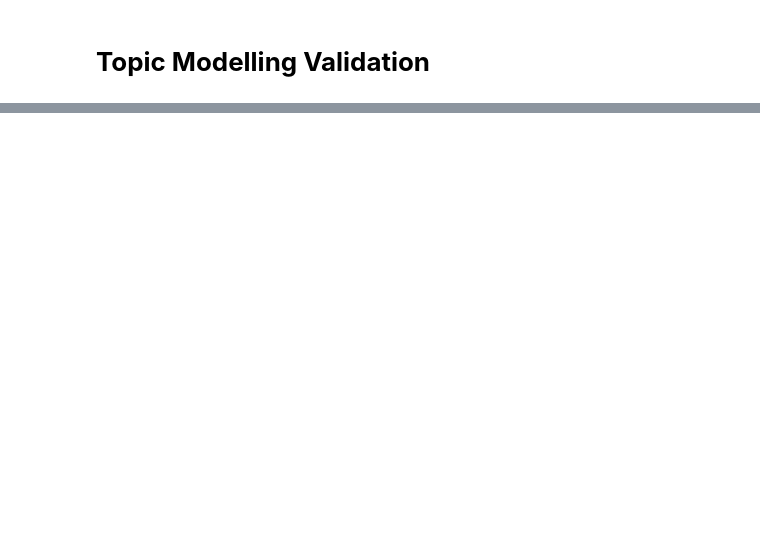
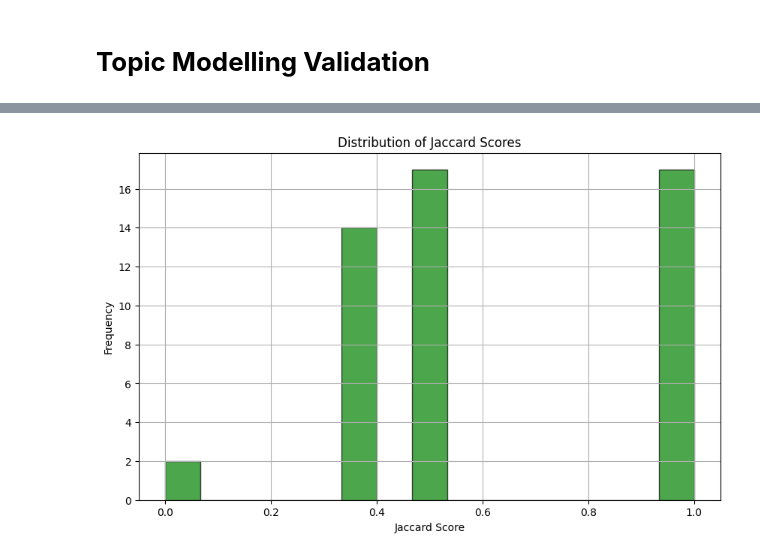
Before and after one commit to NotMishaal/TripAdvisor-Review-CW, a Jupyter notebook: task_6/topic_modelling_validation.ipynb, the cells around one changed output, grey strips where cells are left out. Saved outputs shown, nothing was run; the diff lists cells and outputs as text; code cells hidden in the pictures; blank space fills up the shorter version.

```diff
--- a/task_6/topic_modelling_validation.ipynb
+++ b/task_6/topic_modelling_validation.ipynb
@@ -144,0 +192,11 @@ Jaccard Coefficient (Average): 0.19666666666666666
+# %%
+# Histogram: Distribution of Jaccard Scores
+plt.figure(figsize=(10, 6))
+plt.hist(jaccard_scores, bins=15, color='green', edgecolor='black', alpha=0.7)
+plt.title('Distribution of Jaccard Scores')
+plt.xlabel('Jaccard Score')
+plt.ylabel('Frequency')
+plt.grid()
+plt.show()
+# %% [output]
+[figure, added]
```
Also changed, not shown: parts of 16 cells of this notebook.
